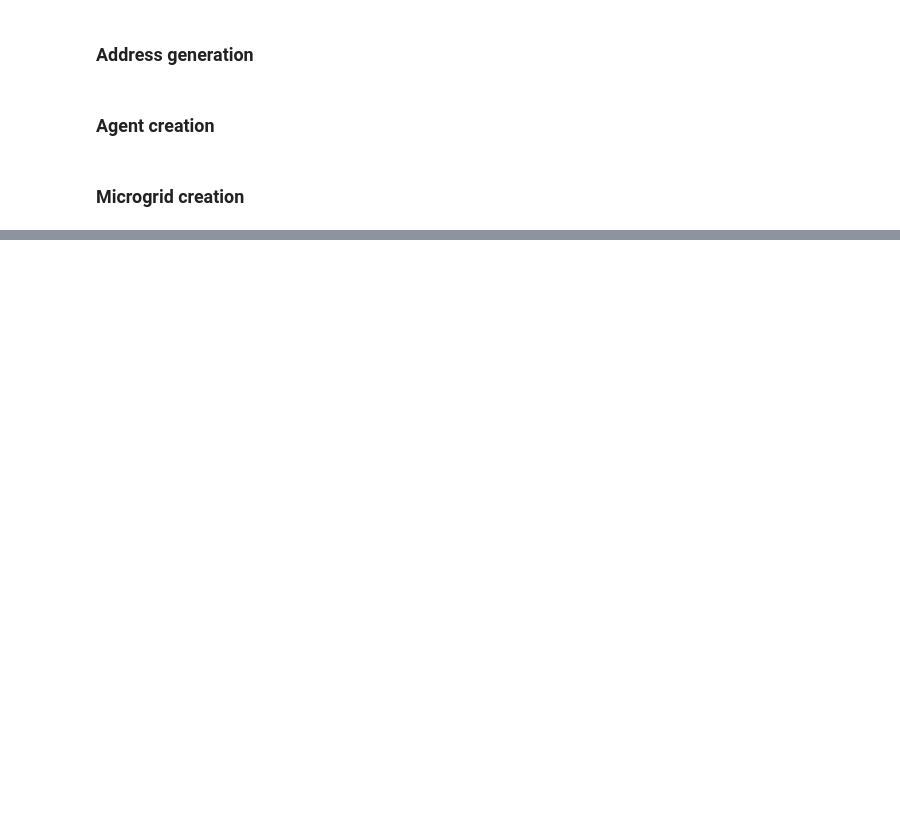
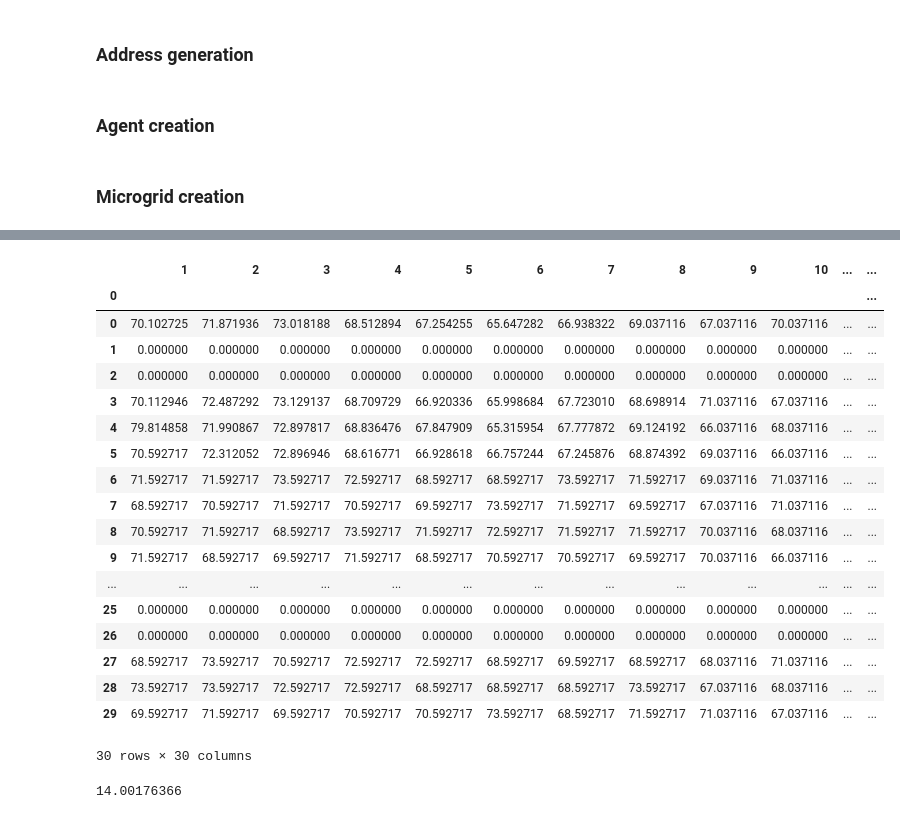
Before and after one commit to JuanDavidG1997/microgridDLT, a Jupyter notebook: organized_tests.ipynb, the cells around one changed output, grey strips where cells are left out. Saved outputs shown, nothing was run; the diff lists cells and outputs as text; code cells hidden in the pictures; blank space fills up the shorter version.

```diff
--- a/organized_tests.ipynb
+++ b/organized_tests.ipynb
@@ -444,0 +482,26 @@ vec
+# %%
+supply
+# %% [output]
+|  | 1 | 2 | 3 | 4 | 5 | 6 | 7 | 8 | 9 | 10 | ... | ... |
+| 0 |  |  |  |  |  |  |  |  |  |  |  | ... |
+| 0 | 70.102725 | 71.871936 | 73.018188 | 68.512894 | 67.254255 | 65.647282 | 66.938322 | 69.037116 | 67.037116 | 70.037116 | ... | ... |
+| 1 | 0.000000 | 0.000000 | 0.000000 | 0.000000 | 0.000000 | 0.000000 | 0.000000 | 0.000000 | 0.000000 | 0.000000 | ... | ... |
+| 2 | 0.000000 | 0.000000 | 0.000000 | 0.000000 | 0.000000 | 0.000000 | 0.000000 | 0.000000 | 0.000000 | 0.000000 | ... | ... |
+| 3 | 70.112946 | 72.487292 | 73.129137 | 68.709729 | 66.920336 | 65.998684 | 67.723010 | 68.698914 | 71.037116 | 67.037116 | ... | ... |
+| 4 | 79.814858 | 71.990867 | 72.897817 | 68.836476 | 67.847909 | 65.315954 | 67.777872 | 69.124192 | 66.037116 | 68.037116 | ... | ... |
+| 5 | 70.592717 | 72.312052 | 72.896946 | 68.616771 | 66.928618 | 66.757244 | 67.245876 | 68.874392 | 69.037116 | 66.037116 | ... | ... |
+| 6 | 71.592717 | 71.592717 | 73.592717 | 72.592717 | 68.592717 | 68.592717 | 73.592717 | 71.592717 | 69.037116 | 71.037116 | ... | ... |
+| 7 | 68.592717 | 70.592717 | 71.592717 | 70.592717 | 69.592717 | 73.592717 | 71.592717 | 69.592717 | 67.037116 | 71.037116 | ... | ... |
+| 8 | 70.592717 | 71.592717 | 68.592717 | 73.592717 | 71.592717 | 72.592717 | 71.592717 | 71.592717 | 70.037116 | 68.037116 | ... | ... |
+| 9 | 71.592717 | 68.592717 | 69.592717 | 71.592717 | 68.592717 | 70.592717 | 70.592717 | 69.592717 | 70.037116 | 66.037116 | ... | ... |
+| ... | ... | ... | ... | ... | ... | ... | ... | ... | ... | ... | ... | ... |
+| 25 | 0.000000 | 0.000000 | 0.000000 | 0.000000 | 0.000000 | 0.000000 | 0.000000 | 0.000000 | 0.000000 | 0.000000 | ... | ... |
+| 26 | 0.000000 | 0.000000 | 0.000000 | 0.000000 | 0.000000 | 0.000000 | 0.000000 | 0.000000 | 0.000000 | 0.000000 | ... | ... |
+| 27 | 68.592717 | 73.592717 | 70.592717 | 72.592717 | 72.592717 | 68.592717 | 69.592717 | 68.592717 | 68.037116 | 71.037116 | ... | ... |
+| 28 | 73.592717 | 73.592717 | 72.592717 | 72.592717 | 68.592717 | 68.592717 | 68.592717 | 73.592717 | 67.037116 | 68.037116 | ... | ... |
+| 29 | 69.592717 | 71.592717 | 69.592717 | 70.592717 | 70.592717 | 73.592717 | 68.592717 | 71.592717 | 71.037116 | 67.037116 | ... | ... |
+30 rows × 30 columns
+# %%
+price
+# %% [output]
+14.00176366
```
Also changed, not shown: parts of 14 cells of this notebook, 27 other files.
